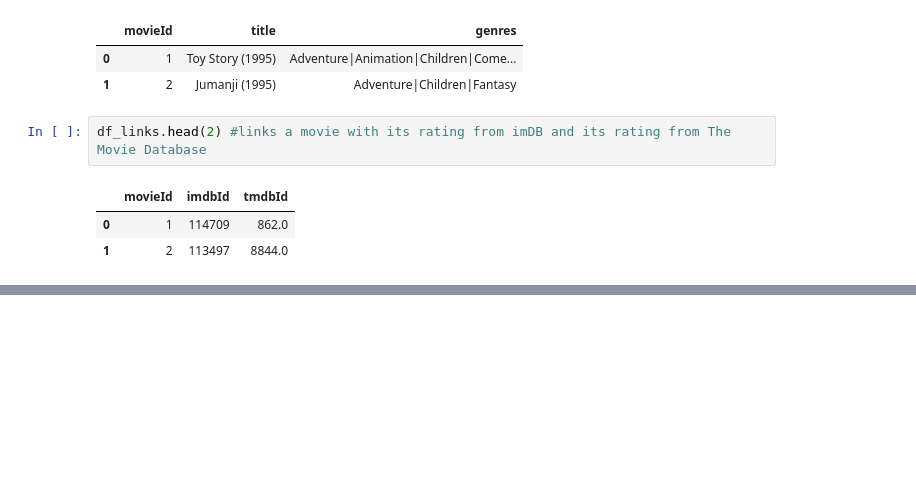
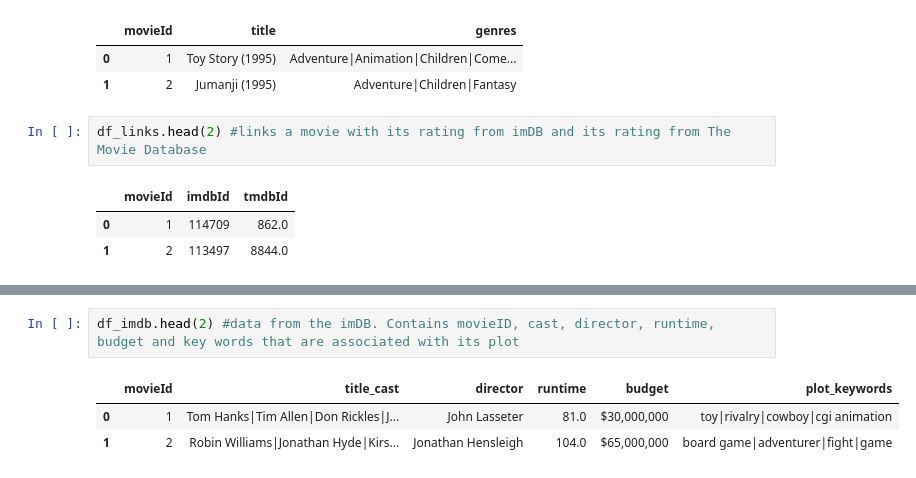
Before and after one commit to VicariousVision/Classification-CB2, a Jupyter notebook: Kaggle_notebook.ipynb, the cells around one changed output, grey strips where cells are left out. Saved outputs shown, nothing was run; the diff lists cells and outputs as text; blank space fills up the shorter version.

Commit message:
Kaggle Notebook | CB2 Movie Classifier | Version 4

```diff
--- a/Kaggle_notebook.ipynb
+++ b/Kaggle_notebook.ipynb
@@ -171,0 +209,6 @@ df_tags.head(2)
+# %%
+df_imdb.head(2) #data from the imDB. Contains movieID, cast, director, runtime, budget and key words that are associated with its plot
+# %% [output]
+|  | movieId | title_cast | director | runtime | budget | plot_keywords |
+| 0 | 1 | Tom Hanks|Tim Allen|Don Rickles|J... | John Lasseter | 81.0 | $30,000,000 | toy|rivalry|cowboy|cgi animation |
+| 1 | 2 | Robin Williams|Jonathan Hyde|Kirs... | Jonathan Hensleigh | 104.0 | $65,000,000 | board game|adventurer|fight|game |
```
Also changed, not shown: parts of 6 cells of this notebook.
